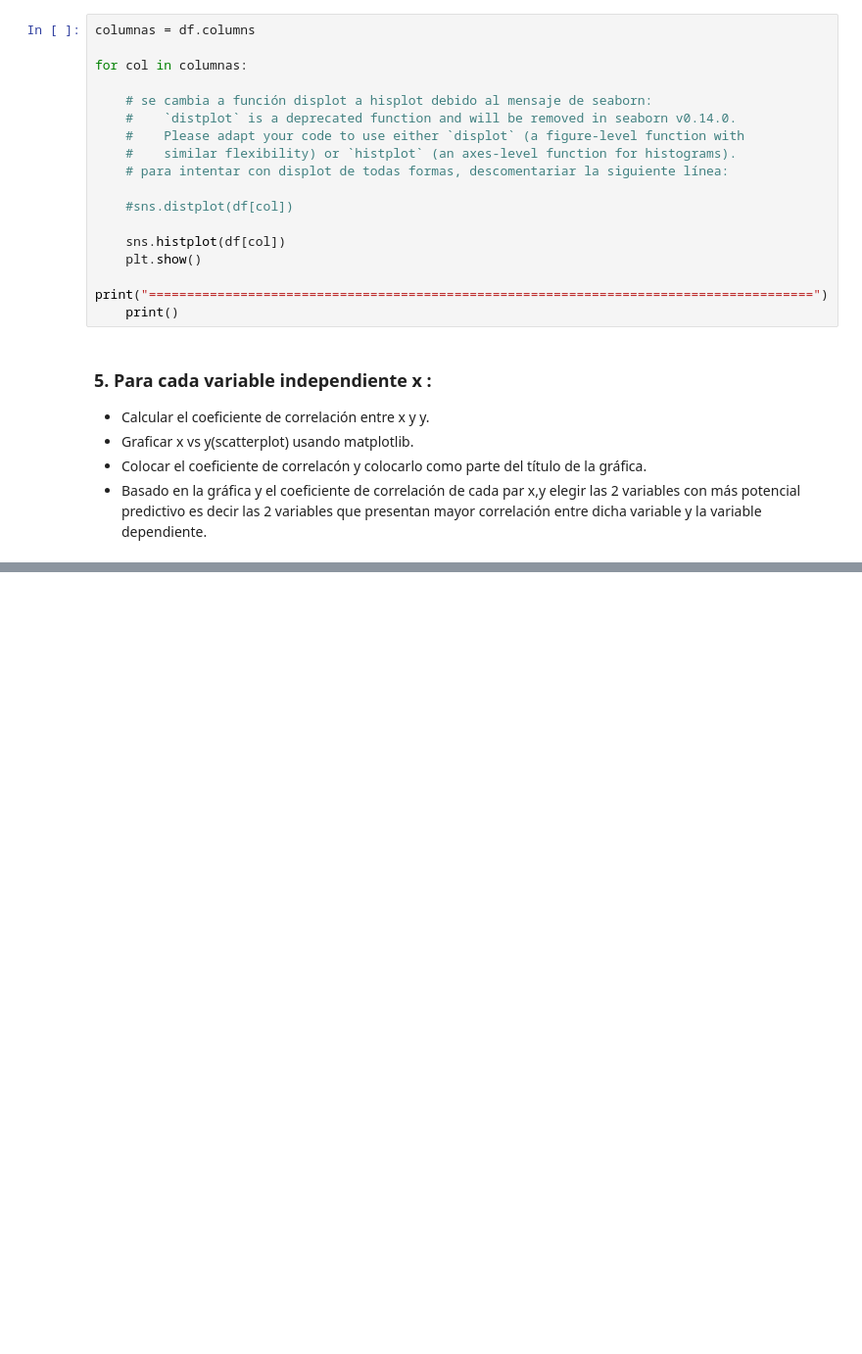
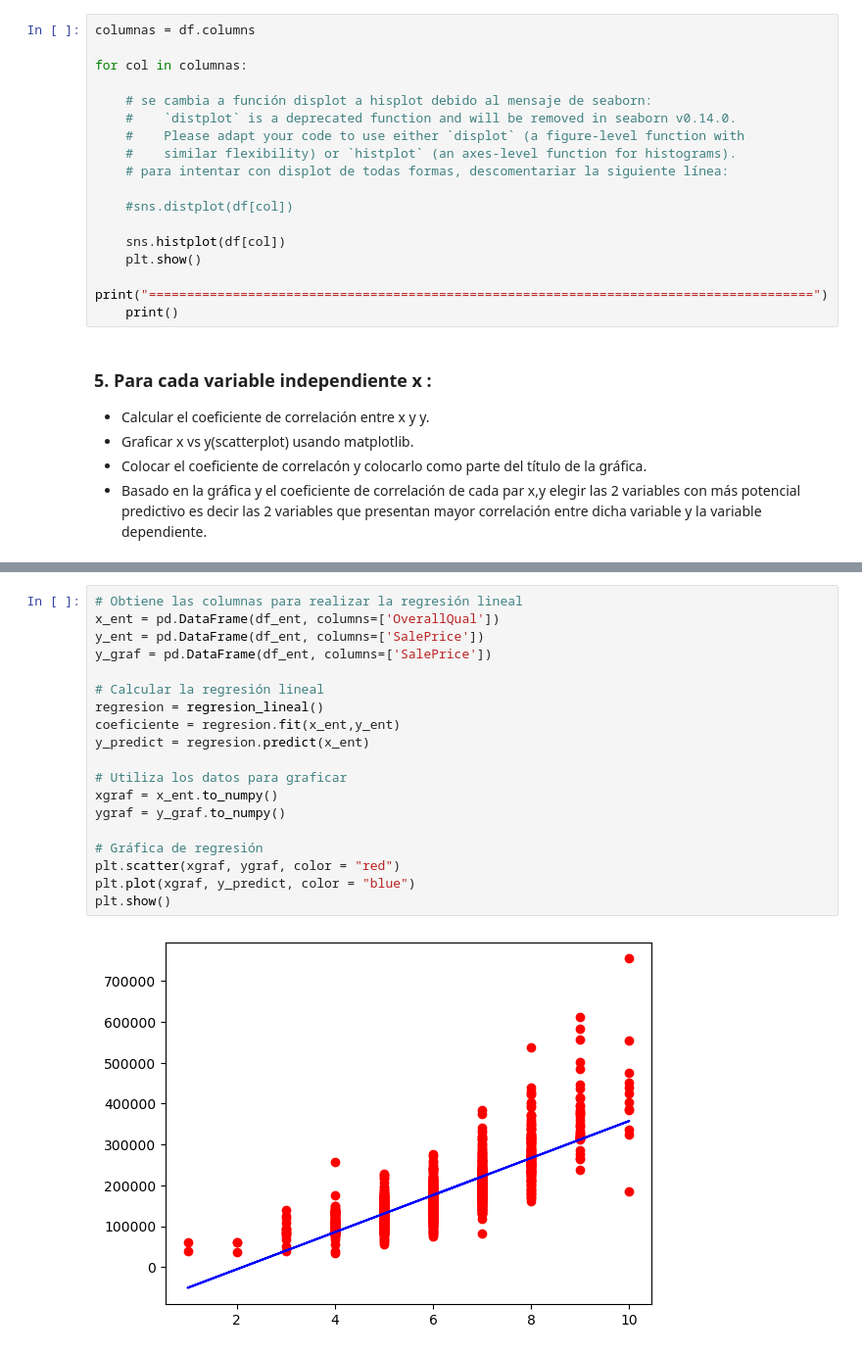
Before and after one commit to JCObregon-gt/PAPD_PYTHON_Proyecto, a Jupyter notebook: PROYECTO_IDE9610014.ipynb, the cells around one changed output, grey strips where cells are left out. Shown at 98% size. Cells and saved outputs as stored; diff of their text form; blank space fills up the shorter version.

```diff
--- a/PROYECTO_IDE9610014.ipynb
+++ b/PROYECTO_IDE9610014.ipynb
@@ -96,0 +172,21 @@ for col in columnas:
+# %%
+# Obtiene las columnas para realizar la regresión lineal
+x_ent = pd.DataFrame(df_ent, columns=['OverallQual'])
+y_ent = pd.DataFrame(df_ent, columns=['SalePrice'])
+y_graf = pd.DataFrame(df_ent, columns=['SalePrice'])
+
+# Calcular la regresión lineal
+regresion = regresion_lineal()
+coeficiente = regresion.fit(x_ent,y_ent)
+y_predict = regresion.predict(x_ent)
+
+# Utiliza los datos para graficar
+xgraf = x_ent.to_numpy()
+ygraf = y_graf.to_numpy()
+
+# Gráfica de regresión
+plt.scatter(xgraf, ygraf, color = "red")
+plt.plot(xgraf, y_predict, color = "blue")
+plt.show()
+# %% [output]
+[figure, added]
```
Also changed, not shown: parts of 7 cells of this notebook.
